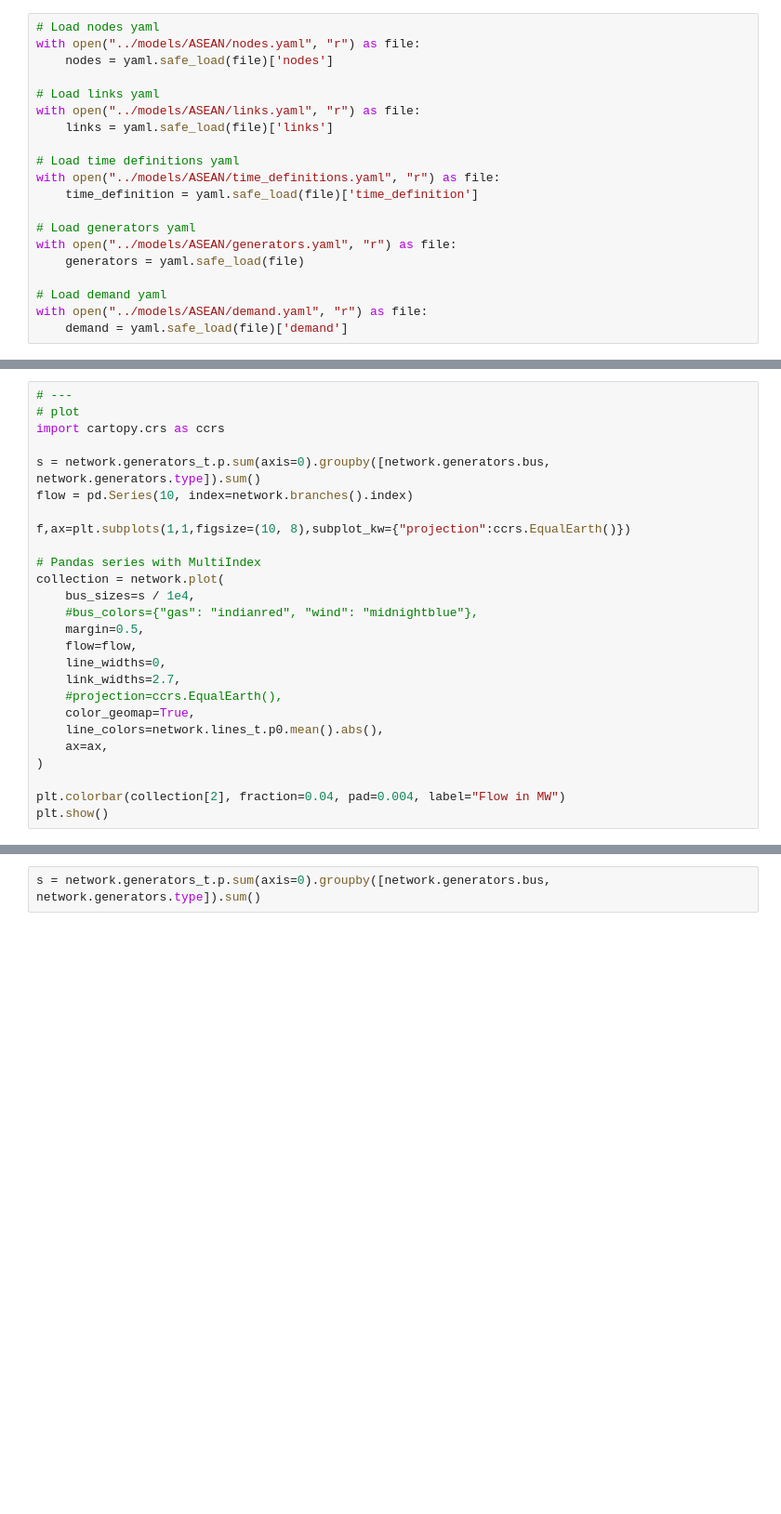
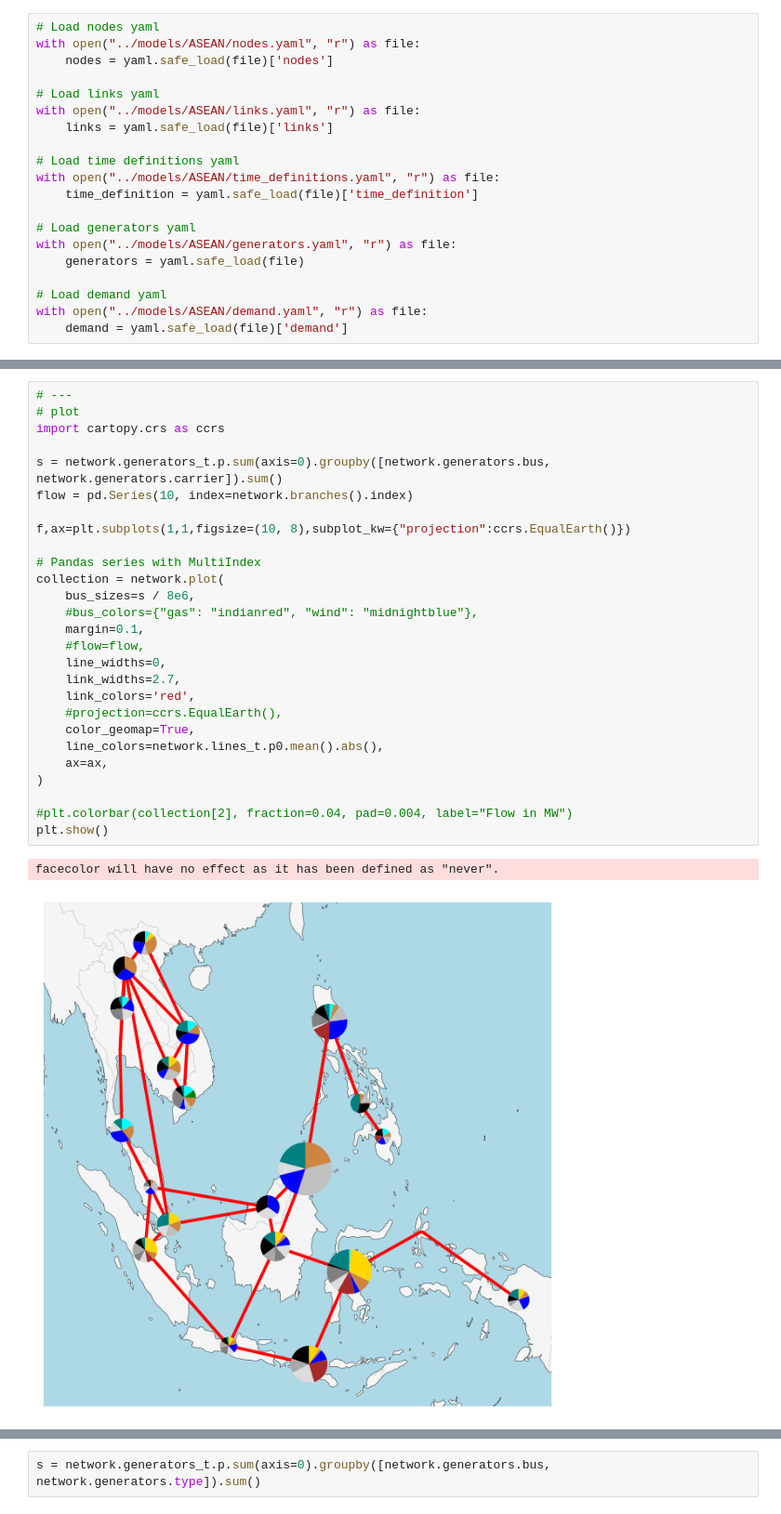
Before and after one commit to transition-zero/tza-pypsa, a Jupyter notebook: notebooks/run_asean_model.ipynb, the cells around one changed output, grey strips where cells are left out. Shown at 93% size. Saved outputs shown, nothing was run; the diff lists cells and outputs as text; blank space fills up the shorter version.

```diff
--- a/notebooks/run_asean_model.ipynb
+++ b/notebooks/run_asean_model.ipynb
@@ -211,26 +304,30 @@ plot_dispatch(network)
 # %%
 # ---
 # plot
 import cartopy.crs as ccrs
 
-s = network.generators_t.p.sum(axis=0).groupby([network.generators.bus, network.generators.type]).sum()
+s = network.generators_t.p.sum(axis=0).groupby([network.generators.bus, network.generators.carrier]).sum()
 flow = pd.Series(10, index=network.branches().index)
 
 f,ax=plt.subplots(1,1,figsize=(10, 8),subplot_kw={"projection":ccrs.EqualEarth()})
 
 # Pandas series with MultiIndex
 collection = network.plot(
-    bus_sizes=s / 1e4,
+    bus_sizes=s / 8e6,
     #bus_colors={"gas": "indianred", "wind": "midnightblue"},
-    margin=0.5,
-    flow=flow,
+    margin=0.1,
+    #flow=flow,
     line_widths=0,
     link_widths=2.7,
+    link_colors='red',
     #projection=ccrs.EqualEarth(),
     color_geomap=True,
     line_colors=network.lines_t.p0.mean().abs(),
     ax=ax,
 )
 
-plt.colorbar(collection[2], fraction=0.04, pad=0.004, label="Flow in MW")
+#plt.colorbar(collection[2], fraction=0.04, pad=0.004, label="Flow in MW")
 plt.show()
+# %% [output]
+facecolor will have no effect as it has been defined as "never".
+[figure, added]
```
Also changed, not shown: parts of 16 cells of this notebook, 1 other file.
